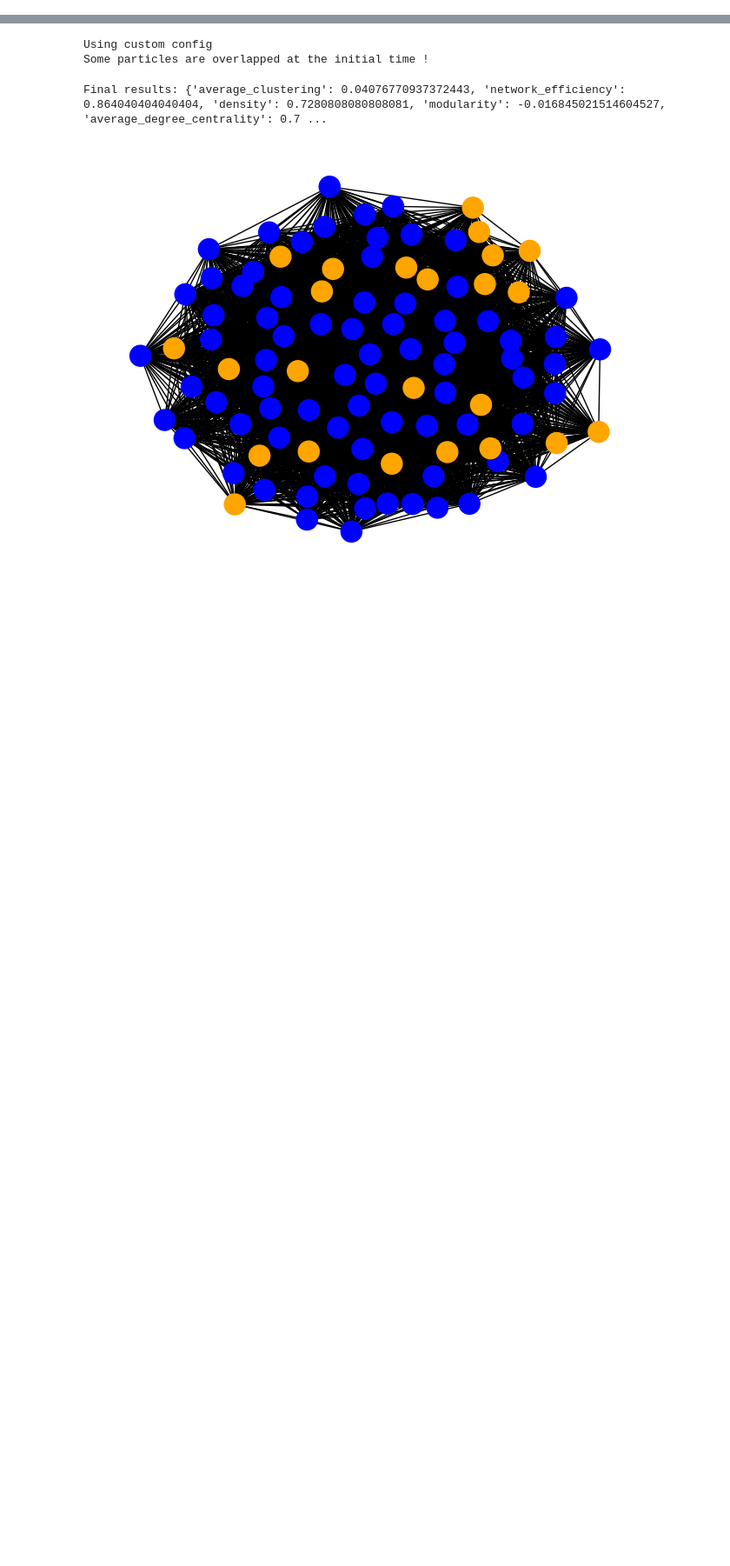
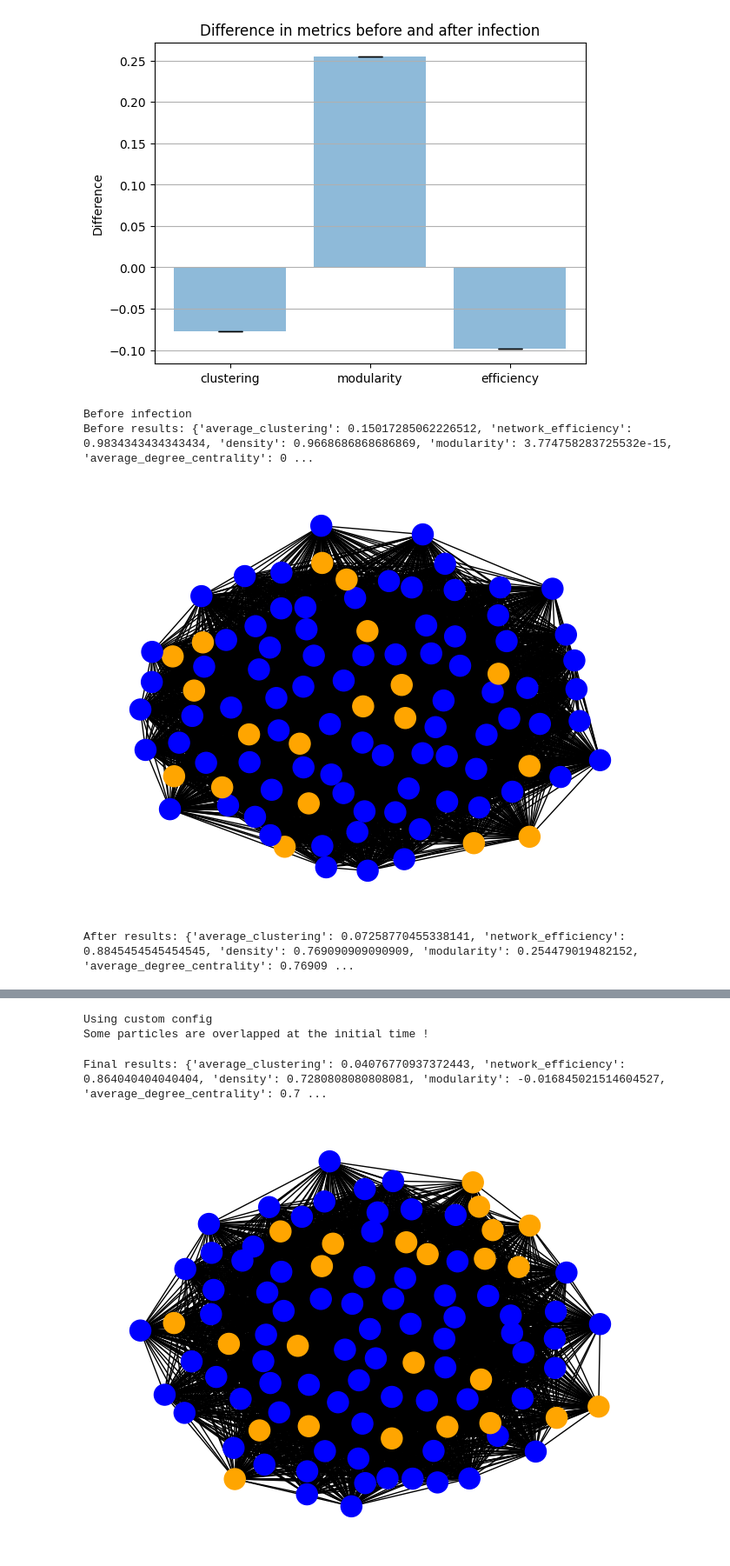
Before and after one commit to JuiceVodka/SV_2024-25_groupF, a Jupyter notebook: src/eval.ipynb, the cells around one changed output, grey strips where cells are left out. Shown at 87% size. Drawn from its saved outputs; the diff is of its cells as text; code cells hidden in the pictures; blank space fills up the shorter version.

```diff
--- a/src/eval.ipynb
+++ b/src/eval.ipynb
@@ -40,0 +90,43 @@ def get_original_env(env):
+# %%
+import matplotlib.pyplot as plt
+
+mean_clustering = sum(differences['clustering']) / num_experiments
+mean_modularity = sum(differences['modularity']) / num_experiments
+mean_efficiency = sum(differences['efficiency']) / num_experiments
+
+std_clustering = sum([(diff - mean_clustering) ** 2 for diff in differences['clustering']]) / num_experiments
+std_modularity = sum([(diff - mean_modularity) ** 2 for diff in differences['modularity']]) / num_experiments
+std_efficiency = sum([(diff - mean_efficiency) ** 2 for diff in differences['efficiency']]) / num_experiments
+# Plotting
+labels = list(differences.keys())
+values = list(differences.values())
+
+fig, ax = plt.subplots()
+ax.bar(labels, [mean_clustering, mean_modularity, mean_efficiency], yerr=[std_clustering, std_modularity, std_efficiency], align='center', alpha=0.5, ecolor='black', capsize=10)
+ax.set_ylabel('Difference')
+ax.set_title('Difference in metrics before and after infection')
+ax.yaxis.grid(True)
+plt.show()
+
+import networkx as nx
+
+print("Before infection")
+print("Before results:", info_before)
+node_colors = ['orange' if info_before['G'].nodes[node]['infected'] else 'blue' for node in info_before['G'].nodes()]
+nx.draw(info_before['G'], node_color=node_colors, with_labels=False)
+plt.show()
+
+
+orig_env = get_original_env(env)
+info = orig_env.par_env.compute_metrics()
+print("After results:", info)
+
+node_colors = ['orange' if info['G'].nodes[node]['infected'] else 'blue' for node in info['G'].nodes()]
+nx.draw(info['G'], node_color=node_colors, with_labels=False)
+plt.show()
+# %% [output]
+[figure, added]
+Before infection
+Before results: {'average_clustering': 0.15017285062226512, 'network_efficiency': 0.9834343434343434, 'density': 0.9668686868686869, 'modularity': 3.774758283725532e-15, 'average_degree_centrality': 0 ...
+[figure, added]
+After results: {'average_clustering': 0.07258770455338141, 'network_efficiency': 0.8845454545454545, 'density': 0.769090909090909, 'modularity': 0.254479019482152, 'average_degree_centrality': 0.76909 ...
```
Also changed, not shown: parts of 4 cells of this notebook, 3 other files.
